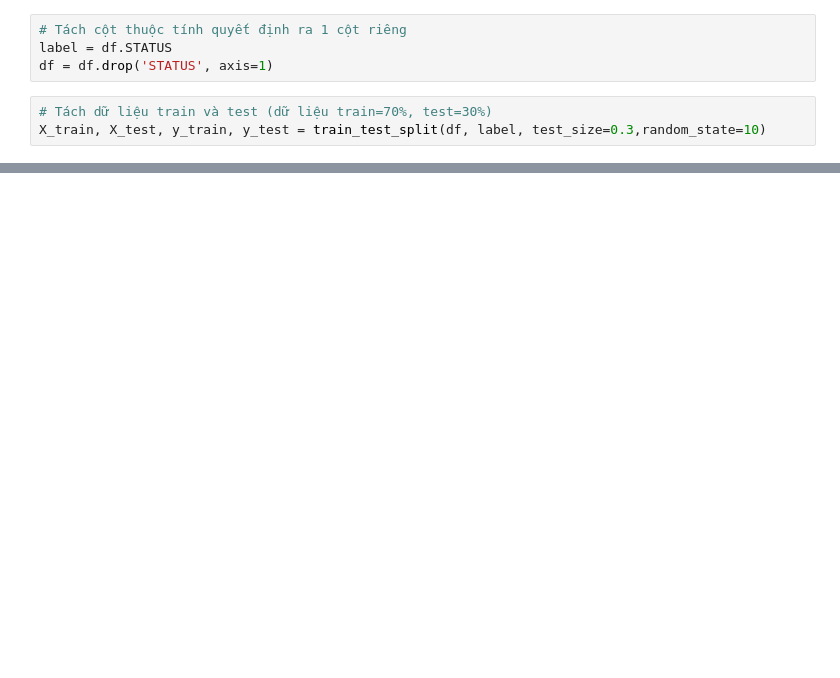
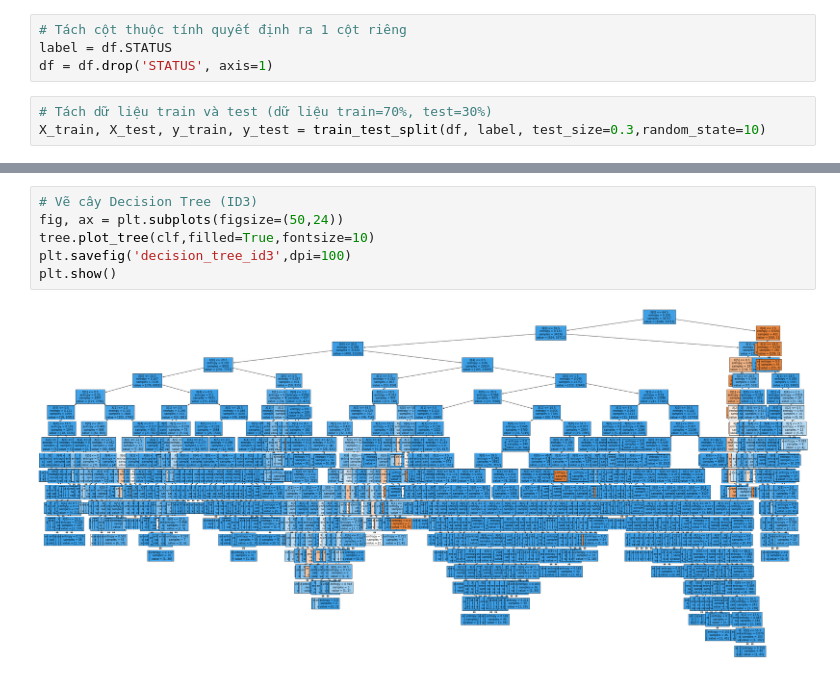
Before and after one commit to c1kk/DSS_Termination, a Jupyter notebook: DSS_Project.ipynb, the cells around one changed output, grey strips where cells are left out. Saved outputs shown, nothing was run; the diff lists cells and outputs as text; blank space fills up the shorter version.

```diff
--- a/DSS_Project.ipynb
+++ b/DSS_Project.ipynb
@@ -575,0 +609,8 @@ Text(0.5, 1.0, 'Random Forest Accuracy Score : 0.986640708915145')
+# %%
+# Vẽ cây Decision Tree (ID3)
+fig, ax = plt.subplots(figsize=(50,24))
+tree.plot_tree(clf,filled=True,fontsize=10)
+plt.savefig('decision_tree_id3',dpi=100)
+plt.show()
+# %% [output]
+[figure, added]
```
Also changed, not shown: parts of 17 cells of this notebook, 4 other files.
